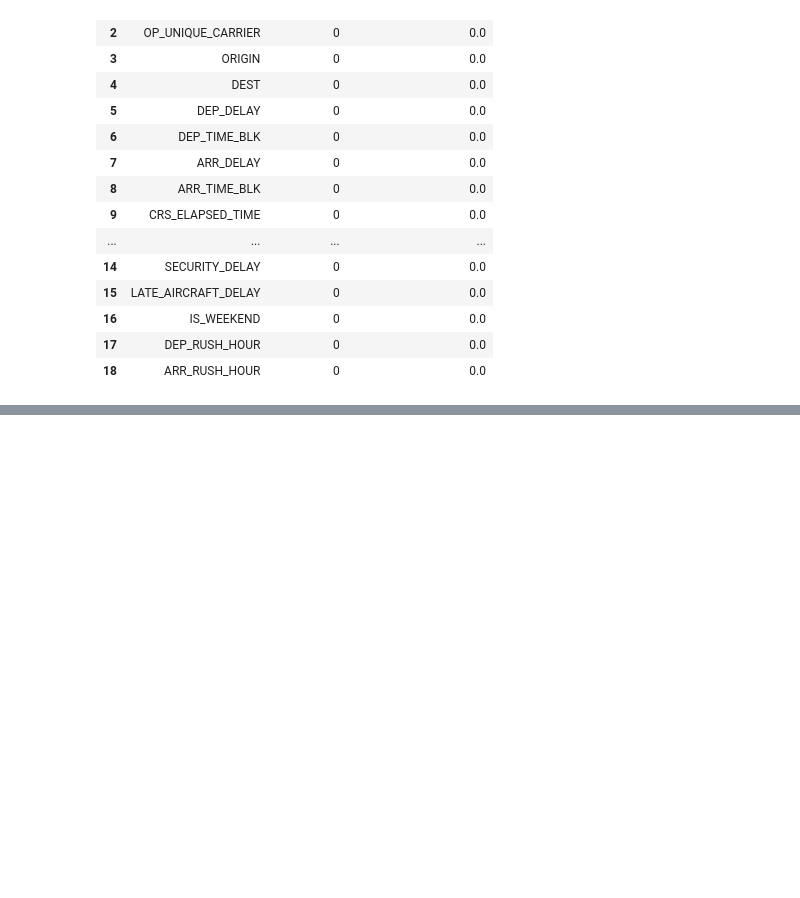
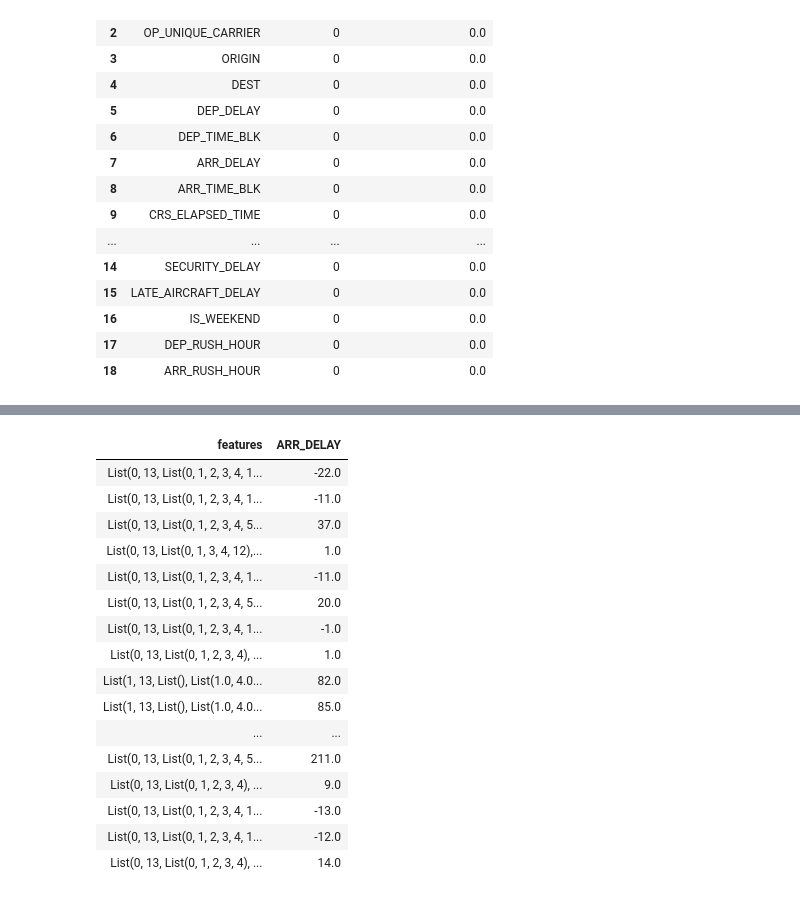
Before and after one commit to jayeshparikh/w261-project, a Jupyter notebook: AirlineDelaysWeather_WIP.ipynb, the cells around one changed output, grey strips where cells are left out. Saved outputs shown, nothing was run; the diff lists cells and outputs as text; code cells hidden in the pictures; blank space fills up the shorter version.

```diff
--- a/AirlineDelaysWeather_WIP.ipynb
+++ b/AirlineDelaysWeather_WIP.ipynb
@@ -193,5 +221,6 @@ from pyspark.ml.feature import VectorAssembler
 vectorAssembler = VectorAssembler(inputCols = numeric_features, outputCol = 'features')
 vector_airlines_preprocessed_filtered = vectorAssembler.transform(airlines_preprocessed_filtered)
 vector_airlines_preprocessed_filtered = vector_airlines_preprocessed_filtered.select(['features', 'ARR_DELAY'])
-display(vector_airlines_preprocessed_filtered.show())
+#display(vector_airlines_preprocessed_filtered.show())
+display(vector_airlines_preprocessed_filtered)
 # %% [output]
@@ -199,3 +227,20 @@ display(vector_airlines_preprocessed_filtered.show())
+| features | ARR_DELAY |
+| List(0, 13, List(0, 1, 2, 3, 4, 1... | -22.0 |
+| List(0, 13, List(0, 1, 2, 3, 4, 1... | -11.0 |
+| List(0, 13, List(0, 1, 2, 3, 4, 5... | 37.0 |
+| List(0, 13, List(0, 1, 3, 4, 12),... | 1.0 |
+| List(0, 13, List(0, 1, 2, 3, 4, 1... | -11.0 |
+| List(0, 13, List(0, 1, 2, 3, 4, 5... | 20.0 |
+| List(0, 13, List(0, 1, 2, 3, 4, 1... | -1.0 |
+| List(0, 13, List(0, 1, 2, 3, 4), ... | 1.0 |
+| List(1, 13, List(), List(1.0, 4.0... | 82.0 |
+| List(1, 13, List(), List(1.0, 4.0... | 85.0 |
+| ... | ... |
+| List(0, 13, List(0, 1, 2, 3, 4, 5... | 211.0 |
+| List(0, 13, List(0, 1, 2, 3, 4), ... | 9.0 |
+| List(0, 13, List(0, 1, 2, 3, 4, 1... | -13.0 |
+| List(0, 13, List(0, 1, 2, 3, 4, 1... | -12.0 |
+| List(0, 13, List(0, 1, 2, 3, 4), ... | 14.0 |
 # %%
 train_df, val_df, test_df = vector_airlines_preprocessed_filtered.randomSplit([0.8,0.1,0.1], seed = 2020)
 display(train_df.show(5))
```
Also changed, not shown: parts of 11 cells of this notebook.
